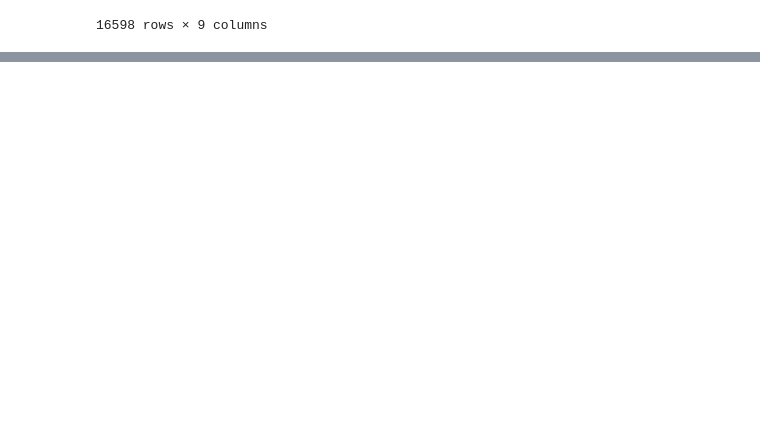
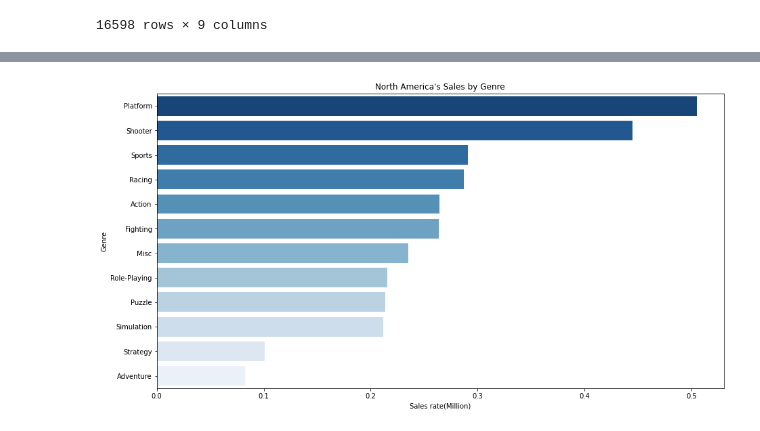
Before and after one commit to yjyg1215/Project_Data-Analysis, a Jupyter notebook: section1_project.ipynb, the cells around one changed output, grey strips where cells are left out. Cells and saved outputs as stored; diff of their text form; code cells hidden in the pictures; blank space fills up the shorter version.

```diff
--- a/section1_project.ipynb
+++ b/section1_project.ipynb
@@ -40,0 +86,21 @@ df
+# %%
+df_t1['NA_Sales']=df_t1['NA_Sales'].str.replace('K','000') #Sales 컬럼들을 float형태로 바꾸기 전에 문자들 먼저 처리하기
+df_t1['EU_Sales']=df_t1['EU_Sales'].str.replace('K','000')
+df_t1['JP_Sales']=df_t1['JP_Sales'].str.replace('K','000')
+df_t1['Other_Sales']=df_t1['Other_Sales'].str.replace('K','000')
+
+df_t1['NA_Sales']=df_t1['NA_Sales'].str.replace('M','')
+df_t1['EU_Sales']=df_t1['EU_Sales'].str.replace('M','')
+df_t1['JP_Sales']=df_t1['JP_Sales'].str.replace('M','')
+df_t1['Other_Sales']=df_t1['Other_Sales'].str.replace('M','')
+# %%
+df_t1=df_t1.astype({'NA_Sales':'float','EU_Sales':'float','JP_Sales':'float','Other_Sales':'float'}) #Sales 컬럼들 float형태로 변환
+# %%
+df_t1['NA_Sales']=df_t1['NA_Sales'].apply(lambda x:(x/1000000) if x>=1000 else x) #Sales 컬럼들에서 문자 K를 가지고 있던 행들은 문자 처리때 '000'을 붙여주고 백만으로 나누는 처리를 진행함.
+df_t1['EU_Sales']=df_t1['EU_Sales'].apply(lambda x:(x/1000000) if x>=1000 else x)
+df_t1['JP_Sales']=df_t1['JP_Sales'].apply(lambda x:(x/1000000) if x>=1000 else x)
+df_t1['Other_Sales']=df_t1['Other_Sales'].apply(lambda x:(x/1000000) if x>=1000 else x)
+# %%
+sales_genre=df_t1[['Genre','NA_Sales','EU_Sales','JP_Sales','Other_Sales']] #Sales 컬럼들과 Genre 컬럼만 따로 뺀 데이터프레임 생성
+sales_genre_mean=sales_genre.groupby('Genre').mean() #Genre 컬럼으로 groupby한 데이터프레임 생성
+sales_genre_mean
@@ -40,0 +122,13 @@ df
+# %%
+#북아메리카 그래프
+NA=sales_genre_mean['NA_Sales'].sort_values(ascending=False)
+
+plt.figure(figsize = (15,8))
+sns.barplot(x=NA,y=NA.index,palette='Blues_r')
+plt.title("North America's Sales by Genre")
+plt.xlabel("Sales rate(Million)")
+plt.ylabel("Genre")
+
+plt.savefig('NA.png', transparent = True)
+# %% [output]
+[figure, added]
```
Also changed, not shown: parts of 19 cells of this notebook.
